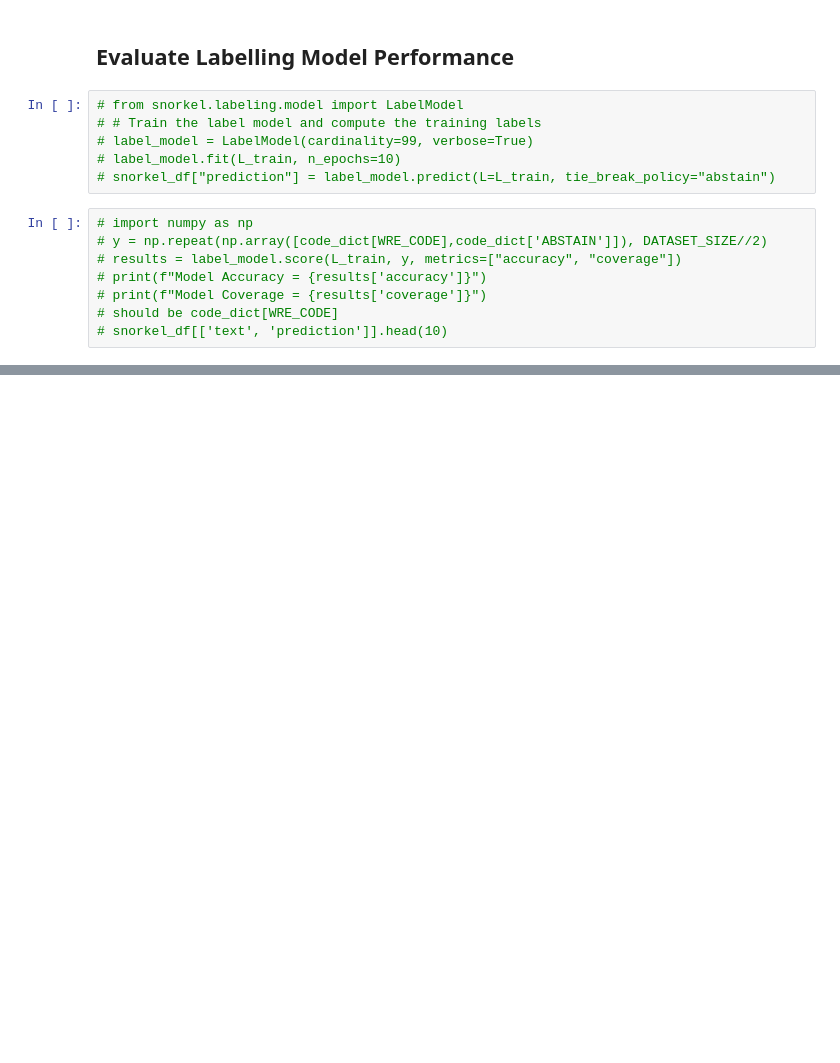
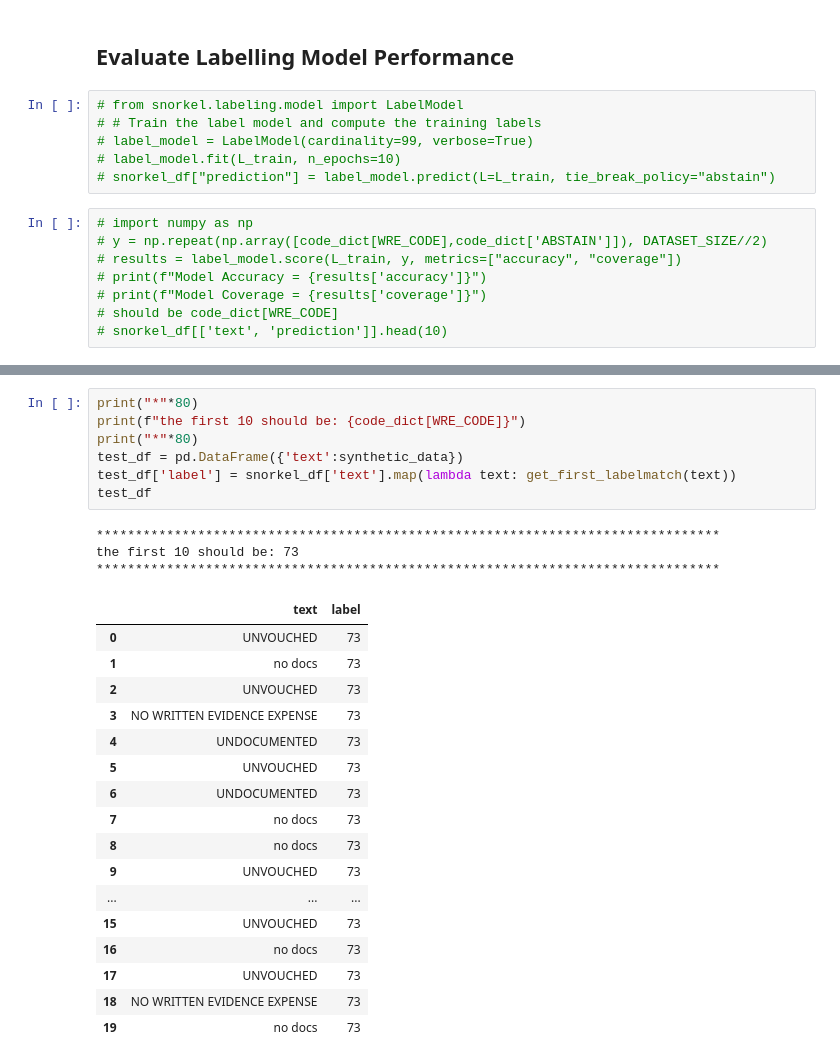
Before and after one commit to tmnestor/weak_supervision, a Jupyter notebook: wre_snorkling.ipynb, the cells around one changed output, grey strips where cells are left out. Cells and saved outputs as stored; diff of their text form; blank space fills up the shorter version.

```diff
--- a/wre_snorkling.ipynb
+++ b/wre_snorkling.ipynb
@@ -426,0 +477,28 @@ pd.DataFrame({'text':synthetic_data, 'prediction':prediction})
+# %%
+print("*"*80)
+print(f"the first 10 should be: {code_dict[WRE_CODE]}")
+print("*"*80)
+test_df = pd.DataFrame({'text':synthetic_data})
+test_df['label'] = snorkel_df['text'].map(lambda text: get_first_labelmatch(text))
+test_df
+# %% [output]
+********************************************************************************
+the first 10 should be: 73
+********************************************************************************
+|  | text | label |
+| 0 | UNVOUCHED | 73 |
+| 1 | no docs | 73 |
+| 2 | UNVOUCHED | 73 |
+| 3 | NO WRITTEN EVIDENCE EXPENSE | 73 |
+| 4 | UNDOCUMENTED | 73 |
+| 5 | UNVOUCHED | 73 |
+| 6 | UNDOCUMENTED | 73 |
+| 7 | no docs | 73 |
+| 8 | no docs | 73 |
+| 9 | UNVOUCHED | 73 |
+| ... | ... | ... |
+| 15 | UNVOUCHED | 73 |
+| 16 | no docs | 73 |
+| 17 | UNVOUCHED | 73 |
+| 18 | NO WRITTEN EVIDENCE EXPENSE | 73 |
+| 19 | no docs | 73 |
```
Also changed, not shown: parts of 10 cells of this notebook, 1 other file.
